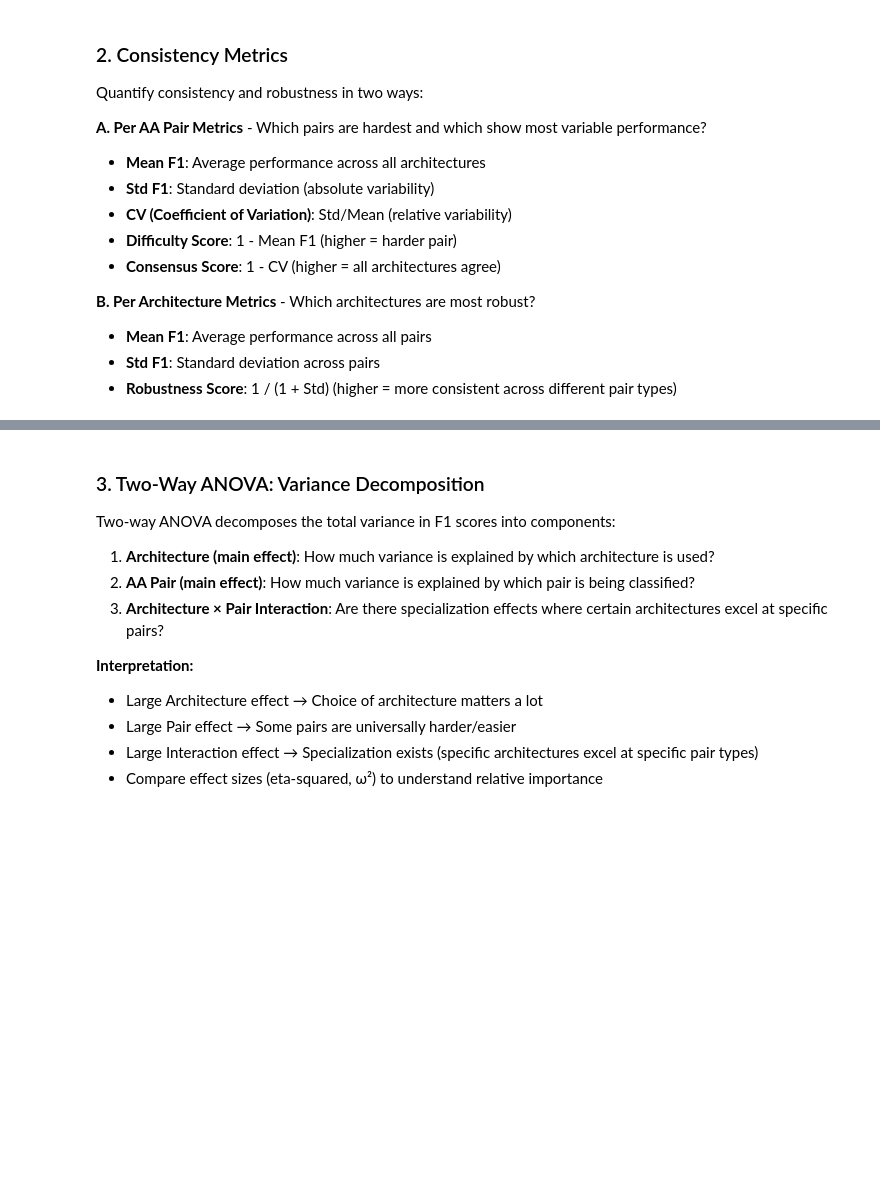
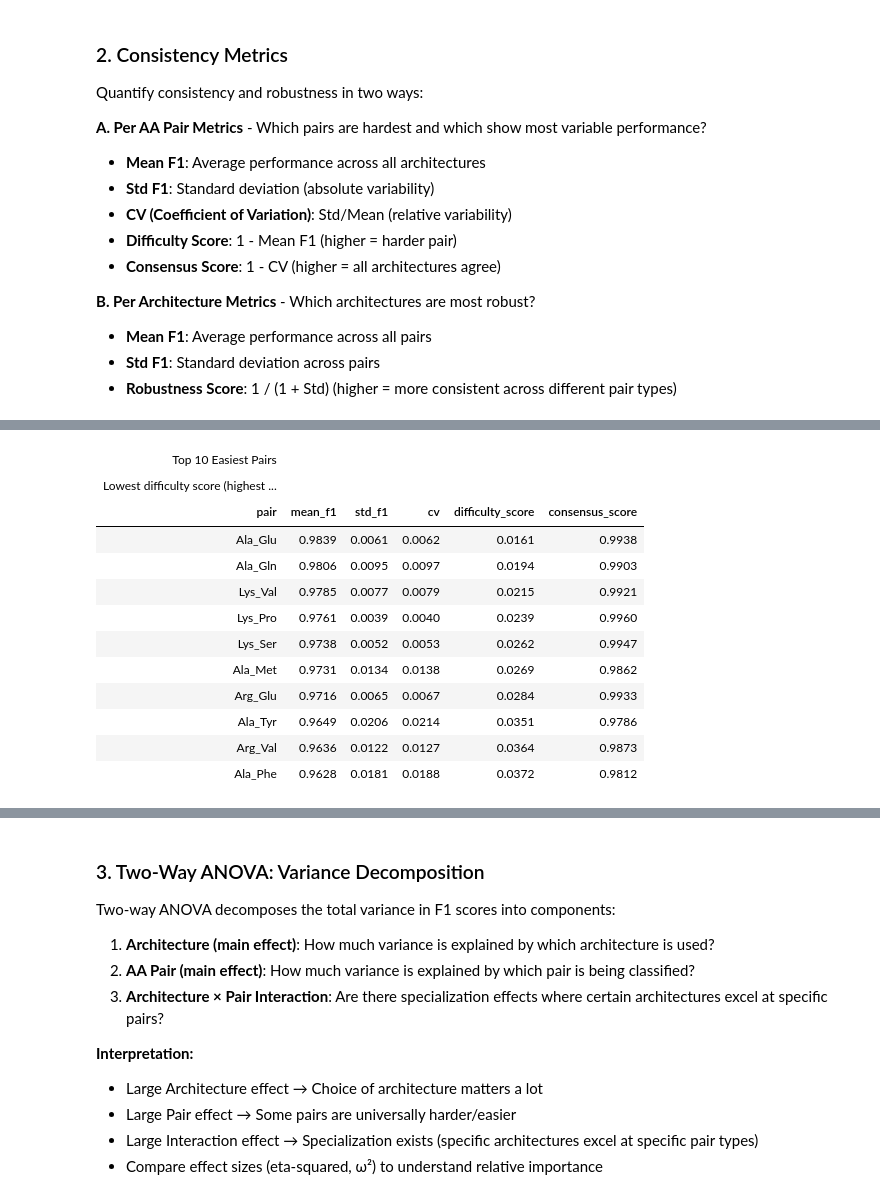
Before and after one commit to rnabioco/leech, a Jupyter notebook: notebooks/model_training_comparison.ipynb, the cells around one changed output, grey strips where cells are left out. Saved outputs shown, nothing was run; the diff lists cells and outputs as text; code cells hidden in the pictures; blank space fills up the shorter version.

```diff
--- a/notebooks/model_training_comparison.ipynb
+++ b/notebooks/model_training_comparison.ipynb
@@ -545,7 +1098,7 @@ pair_consistency = (
     .with_columns(
         [
             (pl.col("std_f1") / pl.col("mean_f1")).alias("cv"),
-            (1 - pl.col("f1_mean").mean()).alias("difficulty_score"),
+            (1 - pl.col("mean_f1")).alias("difficulty_score"),
             (1 - (pl.col("std_f1") / pl.col("mean_f1"))).alias("consensus_score"),
         ]
     )
@@ -558,44 +1111,65 @@ print("=" * 80)
 
 print("\n--- Top 10 HARDEST Pairs (highest difficulty score) ---")
 hardest_pairs = pair_consistency.sort("difficulty_score", descending=True).head(10)
-print(
-    tabulate(
-        hardest_pairs.to_pandas().values,
-        headers=hardest_pairs.columns,
-        tablefmt="grid",
-        floatfmt=".4f",
+(
+    GT(hardest_pairs)
+    .tab_header(
+        title="Top 10 Hardest Pairs",
+        subtitle="Highest difficulty score (1 - mean F1)"
+    )
+    .fmt_number(columns=["mean_f1", "std_f1", "cv", "difficulty_score", "consensus_score"], decimals=4)
+    .data_color(
+        columns=["difficulty_score"],
+        palette=["#fee5d9", "#a50f15"],
+        domain=[0.0, 1.0]
     )
 )
 
 print("\n--- Top 10 MOST VARIABLE Pairs (highest CV - architectures disagree most) ---")
 most_variable_pairs = pair_consistency.sort("cv", descending=True).head(10)
-print(
-    tabulate(
-        most_variable_pairs.to_pandas().values,
-        headers=most_variable_pairs.columns,
-        tablefmt="grid",
-        floatfmt=".4f",
+(
+    GT(most_variable_pairs)
+    .tab_header(
+        title="Top 10 Most Variable Pairs",
+        subtitle="Highest coefficient of variation - architectures disagree most"
+    )
+    .fmt_number(columns=["mean_f1", "std_f1", "cv", "difficulty_score", "consensus_score"], decimals=4)
+    .data_color(
+        columns=["cv"],
+        palette=["#fee5d9", "#a50f15"],
+        domain=[0.0, 1.0]
     )
 )
 
 print("\n--- Top 10 MOST CONSISTENT Pairs (lowest CV - all architectures agree) ---")
 most_consistent_pairs = pair_consistency.sort("cv").head(10)
-print(
-    tabulate(
-        most_consistent_pairs.to_pandas().values,
-        headers=most_consistent_pairs.columns,
-        tablefmt="grid",
-        floatfmt=".4f",
+(
+    GT(most_consistent_pairs)
+    .tab_header(
+        title="Top 10 Most Consistent Pairs",
+        subtitle="Lowest coefficient of variation - all architectures agree"
+    )
+    .fmt_number(columns=["mean_f1", "std_f1", "cv", "difficulty_score", "consensus_score"], decimals=4)
+    .data_color(
+        columns=["consensus_score"],
+        palette=["#fee5d9", "#31a354"],
+        domain=[0.9, 1.0]
     )
 )
 
 print("\n--- Top 10 EASIEST Pairs (lowest difficulty score) ---")
 easiest_pairs = pair_consistency.sort("difficulty_score").head(10)
-print(
-    tabulate(
-        easiest_pairs.to_pandas().values,
-        headers=easiest_pairs.columns,
-        tablefmt="grid",
-        floatfmt=".4f",
+(
+    GT(easiest_pairs)
+    .tab_header(
+        title="Top 10 Easiest Pairs",
+        subtitle="Lowest difficulty score (highest mean F1)"
+    )
+    .fmt_number(columns=["mean_f1", "std_f1", "cv", "difficulty_score", "consensus_score"], decimals=4)
+    .data_color(
+        columns=["mean_f1"],
+        palette=["#fee5d9", "#31a354"],
+        domain=[0.8, 1.0]
     )
 )
+# %% [output]
@@ -602,3 +1187,16 @@ print(
+| Top 10 Easiest Pairs |  |  |  |  |  |
+| Lowest difficulty score (highest ... |  |  |  |  |  |
+| pair | mean_f1 | std_f1 | cv | difficulty_score | consensus_score |
+| Ala_Glu | 0.9839 | 0.0061 | 0.0062 | 0.0161 | 0.9938 |
+| Ala_Gln | 0.9806 | 0.0095 | 0.0097 | 0.0194 | 0.9903 |
+| Lys_Val | 0.9785 | 0.0077 | 0.0079 | 0.0215 | 0.9921 |
+| Lys_Pro | 0.9761 | 0.0039 | 0.0040 | 0.0239 | 0.9960 |
+| Lys_Ser | 0.9738 | 0.0052 | 0.0053 | 0.0262 | 0.9947 |
+| Ala_Met | 0.9731 | 0.0134 | 0.0138 | 0.0269 | 0.9862 |
+| Arg_Glu | 0.9716 | 0.0065 | 0.0067 | 0.0284 | 0.9933 |
+| Ala_Tyr | 0.9649 | 0.0206 | 0.0214 | 0.0351 | 0.9786 |
+| Arg_Val | 0.9636 | 0.0122 | 0.0127 | 0.0364 | 0.9873 |
+| Ala_Phe | 0.9628 | 0.0181 | 0.0188 | 0.0372 | 0.9812 |
 # %%
 # B. Per Architecture Consistency Metrics
 arch_consistency = (
```
Also changed, not shown: parts of 26 cells of this notebook, 3 other files.
